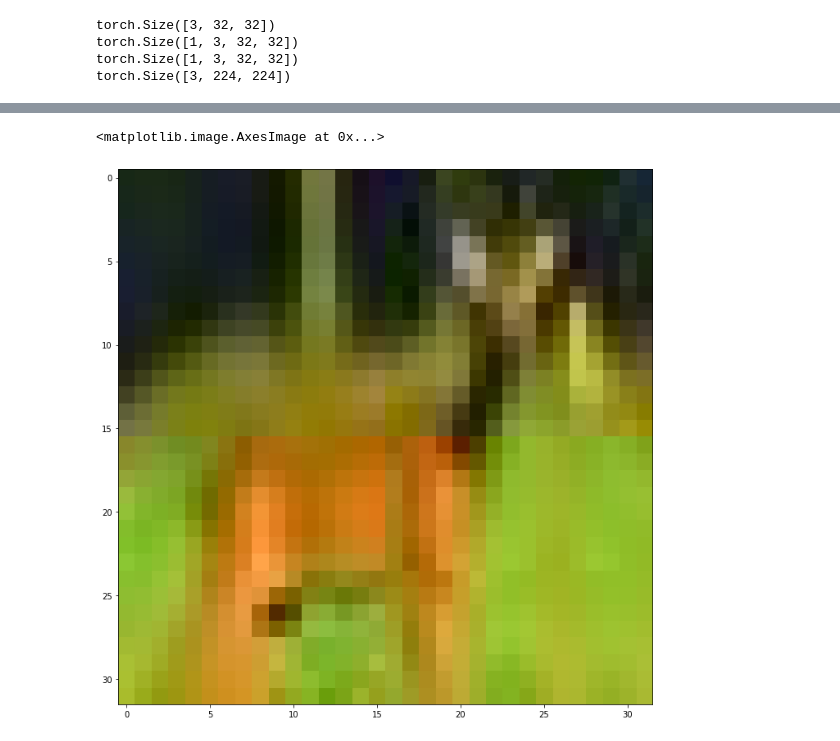
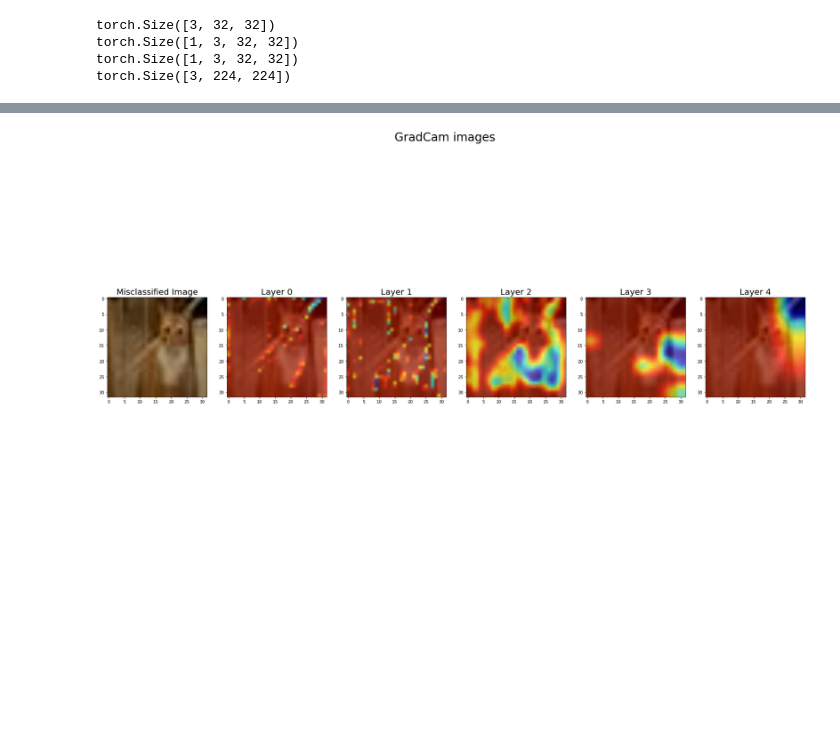
Before and after one commit to vvshankar78/DeepLearning, a Jupyter notebook: Extensive VisionAI-EVA6/08_Resnet/Cifar_resnet_v3.ipynb, the cells around one changed output, grey strips where cells are left out. Saved outputs shown, nothing was run; the diff lists cells and outputs as text; code cells hidden in the pictures; blank space fills up the shorter version.

```diff
--- a/Extensive VisionAI-EVA6/08_Resnet/Cifar_resnet_v3.ipynb
+++ b/Extensive VisionAI-EVA6/08_Resnet/Cifar_resnet_v3.ipynb
@@ -306,5 +324,16 @@ plt.imshow(visualization, interpolation='bilinear')
-# %%
-plt.imshow(rgb_img)
-# %% [output]
-<matplotlib.image.AxesImage at 0x...>
-[figure, removed]
+# %%
+plt.rcParams['figure.figsize'] = [30, 15]
+plt.figure(1)
+plt.suptitle("GradCam images", fontsize=28)
+
+plt.subplot(1, 6, 1)
+plt.imshow(rgb_img_list[0], interpolation='bilinear')
+plt.title("Misclassified Image", fontsize=20)
+
+for i in range(0, 5):
+    plt.subplot(1, 6, i+2)
+    plt.imshow(visualization[i], interpolation='bilinear')
+    title = 'Layer ' + str(i)
+    plt.title(title, fontsize=20)
+# %% [output]
+[figure, added]
```
Also changed, not shown: parts of 10 cells of this notebook.
